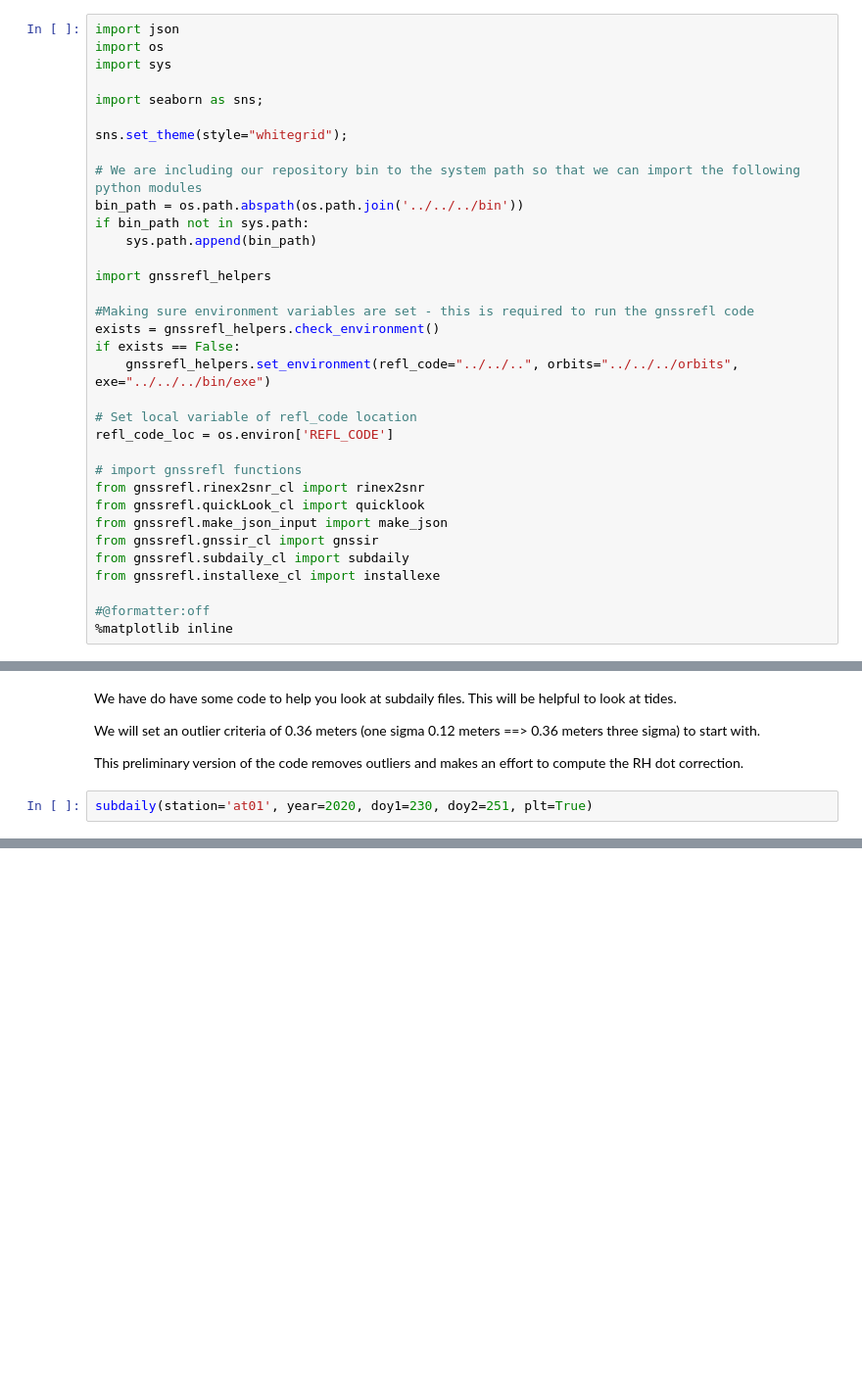
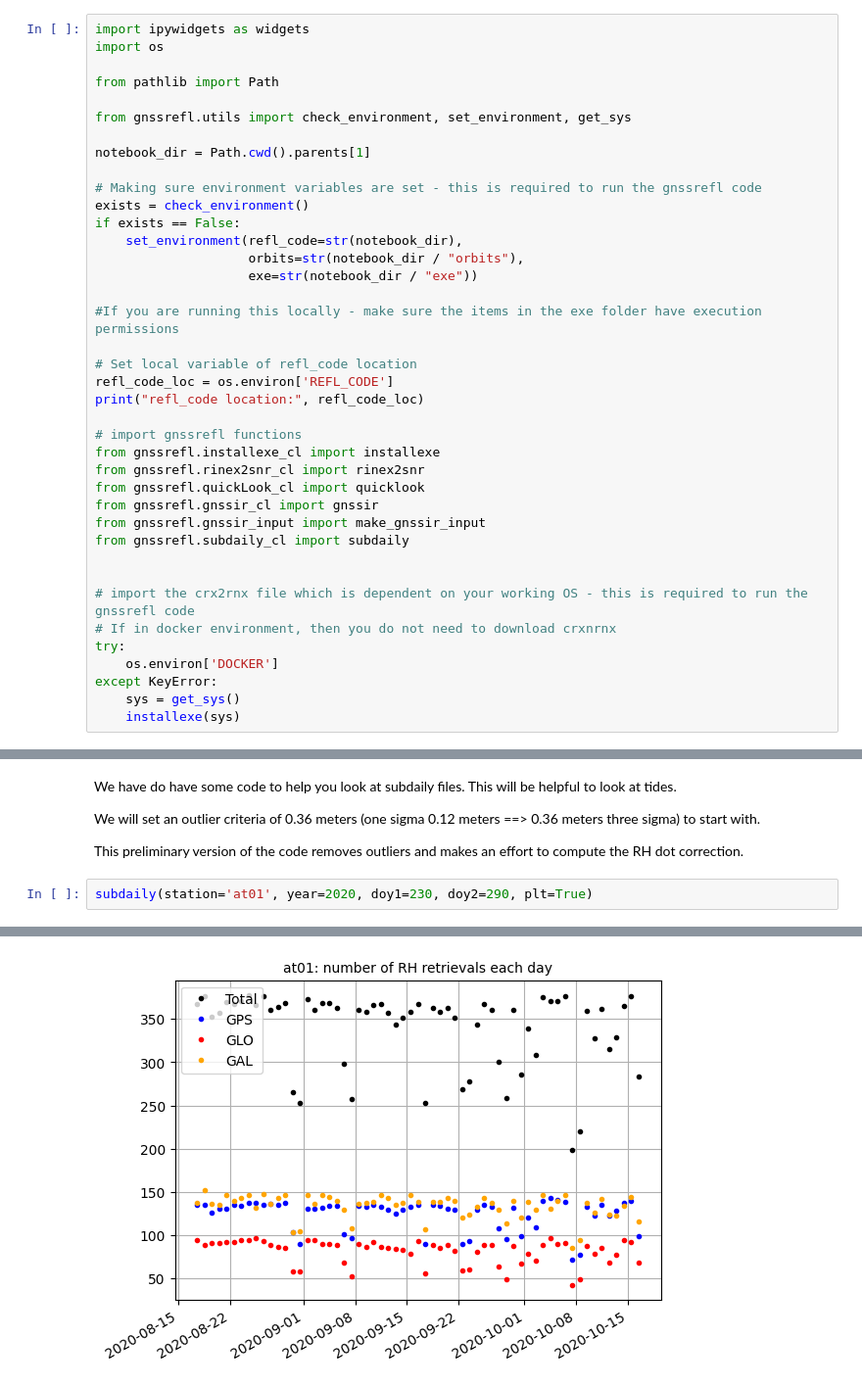
Before and after one commit to kristinemlarson/gnssrefl, a Jupyter notebook: notebooks/use-cases/Tides/at01_st_michael_alaska.ipynb, the cells around one changed output, grey strips where cells are left out. Shown at 98% size. Saved outputs shown, nothing was run; the diff lists cells and outputs as text; blank space fills up the shorter version.

```diff
--- a/notebooks/use-cases/Tides/at01_st_michael_alaska.ipynb
+++ b/notebooks/use-cases/Tides/at01_st_michael_alaska.ipynb
@@ -31,36 +31,41 @@ at01 has good visibility over a large azimuthal region and the monument is about
 
 ## Imports
 # %%
-import json
+import ipywidgets as widgets
 import os
-import sys
 
-import seaborn as sns;
+from pathlib import Path
 
-sns.set_theme(style="whitegrid");
+from gnssrefl.utils import check_environment, set_environment, get_sys
 
-# We are including our repository bin to the system path so that we can import the following python modules
-bin_path = os.path.abspath(os.path.join('../../../bin'))
-if bin_path not in sys.path:
-    sys.path.append(bin_path)
+notebook_dir = Path.cwd().parents[1]
 
-import gnssrefl_helpers
+# Making sure environment variables are set - this is required to run the gnssrefl code
+exists = check_environment()
+if exists == False:
+    set_environment(refl_code=str(notebook_dir),
+                    orbits=str(notebook_dir / "orbits"),
+                    exe=str(notebook_dir / "exe"))
 
-#Making sure environment variables are set - this is required to run the gnssrefl code
-exists = gnssrefl_helpers.check_environment()
-if exists == False:
-    gnssrefl_helpers.set_environment(refl_code="../../..", orbits="../../../orbits", exe="../../../bin/exe")
+#If you are running this locally - make sure the items in the exe folder have execution permissions
 
 # Set local variable of refl_code location
 refl_code_loc = os.environ['REFL_CODE']
+print("refl_code location:", refl_code_loc)
 
 # import gnssrefl functions
+from gnssrefl.installexe_cl import installexe
 from gnssrefl.rinex2snr_cl import rinex2snr
 from gnssrefl.quickLook_cl import quicklook
-from gnssrefl.make_json_input import make_json
 from gnssrefl.gnssir_cl import gnssir
+from gnssrefl.gnssir_input import make_gnssir_input
 from gnssrefl.subdaily_cl import subdaily
-from gnssrefl.installexe_cl import installexe
 
-#@formatter:off
-%matplotlib inline
+
+# import the crx2rnx file which is dependent on your working OS - this is required to run the gnssrefl code
+# If in docker environment, then you do not need to download crxnrnx
+try:
+    os.environ['DOCKER']
+except KeyError:
+    sys = get_sys()
+    installexe(sys)
@@ -196,4 +295,5 @@ We will set an outlier criteria of 0.36 meters (one sigma 0.12 meters ==> 0.36 m
 
 This preliminary version of the code removes outliers and makes an effort to compute the RH dot correction.
 # %%
-subdaily(station='at01', year=2020, doy1=230, doy2=251, plt=True)
+subdaily(station='at01', year=2020, doy1=230, doy2=290, plt=True)
+# %% [output]
@@ -199,0 +317 @@ subdaily(station='at01', year=2020, doy1=230, doy2=251, plt=True)
+[figure, added]
```
Also changed, not shown: parts of 20 cells of this notebook, 12 other files.
